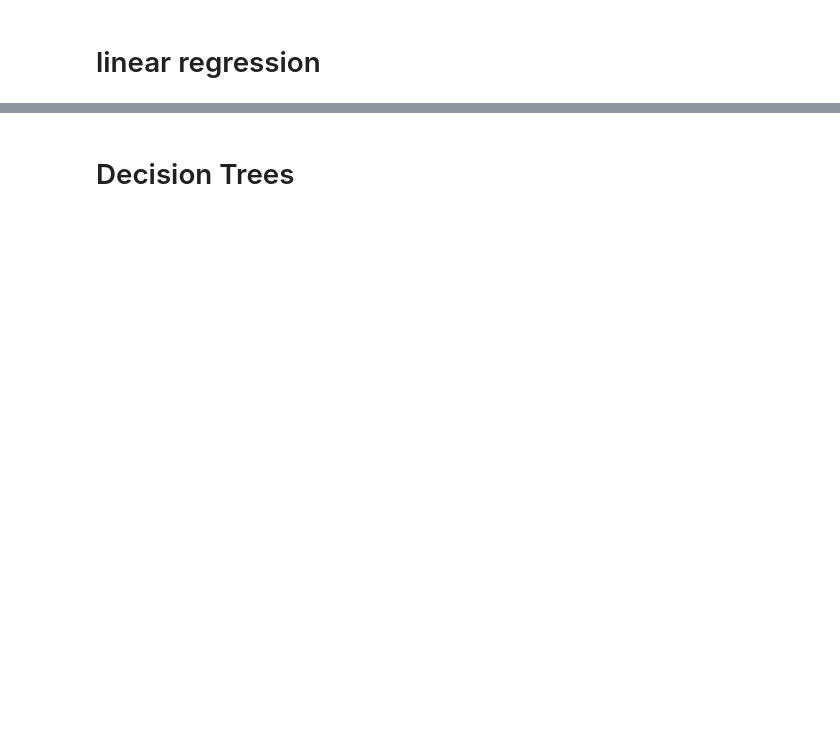
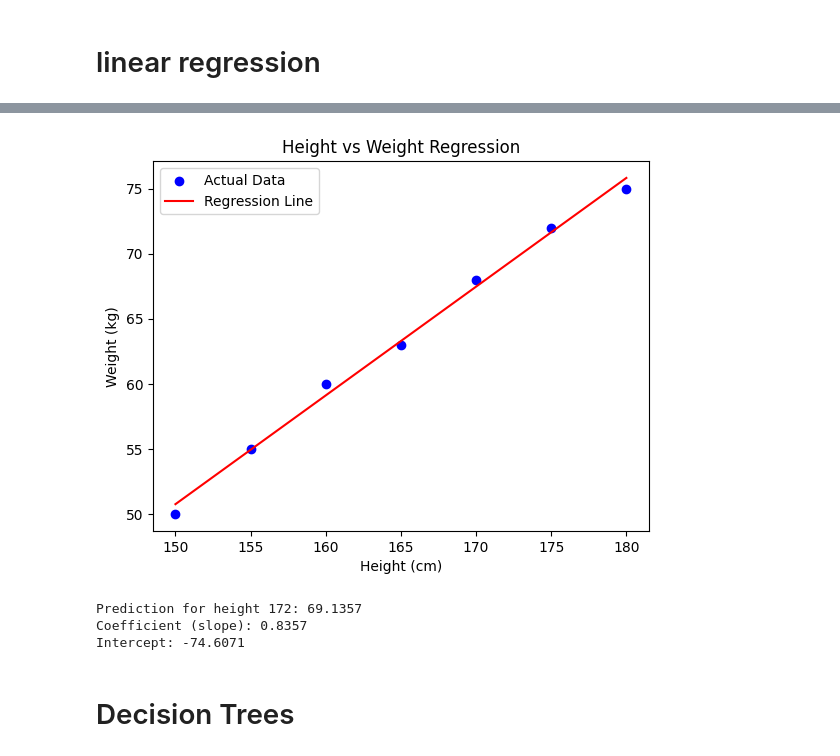
Before and after one commit to R4F4I/semester-3-FAST-K240009, a Jupyter notebook: PAI/final_prep/all_code.ipynb, the cells around one changed output, grey strips where cells are left out. Saved outputs shown, nothing was run; the diff lists cells and outputs as text; code cells hidden in the pictures; blank space fills up the shorter version.

```diff
--- a/PAI/final_prep/all_code.ipynb
+++ b/PAI/final_prep/all_code.ipynb
@@ -44,3 +50,49 @@ print(np.array([1,172])@w)
+# %%
+from sklearn.linear_model import LinearRegression
+# 1. Setup Data
+df = {
+    "weight": [50, 55, 60, 63, 68, 72, 75],
+    "height": [150, 155, 160, 165, 170, 175, 180]
+}
+df = pd.DataFrame(df)
+
+# X must be 2D for sklearn (rows, features)
+X = np.array(df['height']).reshape(-1, 1)
+y = np.array(df['weight'])
+
+# 2. Initialize and Fit the Model
+# fit_intercept=True is the default, so it calculates the bias (the 'ones' column) automatically
+model = LinearRegression()
+model.fit(X, y)
+
+# 3. Make Predictions
+# Predict for all X to plot the line
+y_pred_line = model.predict(X)
+
+# Predict for specific height: 172
+prediction_input = np.array([[172]])
+predicted_weight = model.predict(prediction_input)
+
+# 4. Plotting
+plt.scatter(X, y, color='blue', label='Actual Data')
+plt.plot(X, y_pred_line, color='red', label='Regression Line')
+
+# Correcting labels based on data assignment (X is height, y is weight)
+plt.xlabel("Height (cm)")
+plt.ylabel("Weight (kg)")
+plt.legend()
+plt.title("Height vs Weight Regression")
+plt.show()
+
+# 5. Output Results
+print(f"Prediction for height 172: {predicted_weight[0]:.4f}")
+print(f"Coefficient (slope): {model.coef_[0]:.4f}")
+print(f"Intercept: {model.intercept_:.4f}")
+# %% [output]
+[figure, added]
+Prediction for height 172: 69.1357
+Coefficient (slope): 0.8357
+Intercept: -74.6071
 # %% [markdown]
 # Decision Trees
 # %%
```
Also changed, not shown: parts of 6 cells of this notebook, 1 other file.
